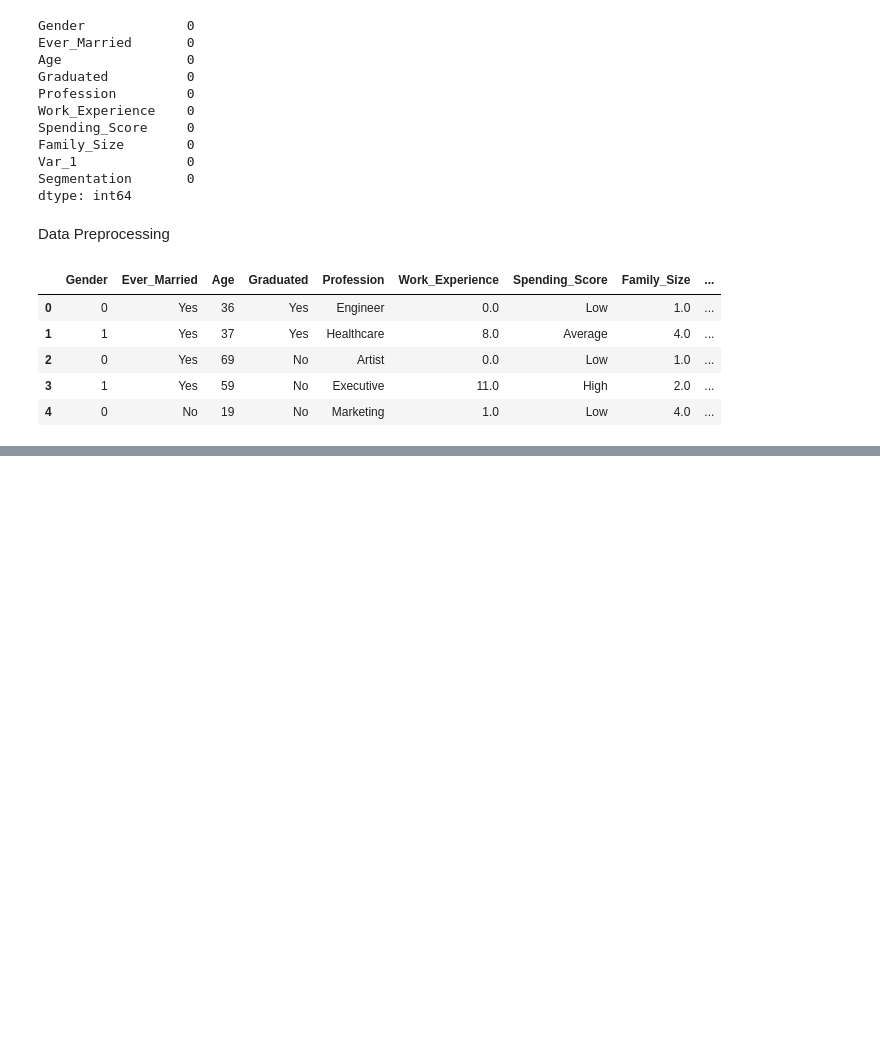
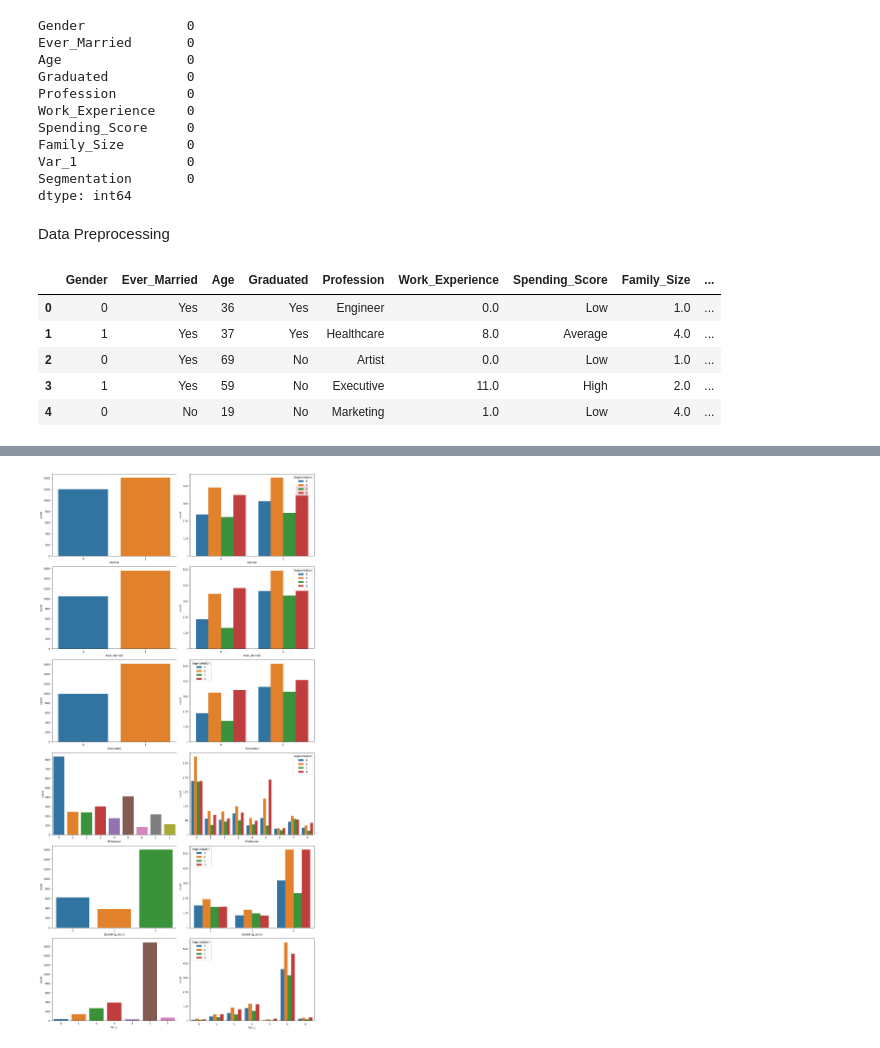
Before and after one commit to saysayjal/Customer-Segmentation-Classification, a Jupyter notebook: classify.ipynb, the cells around one changed output, grey strips where cells are left out. Cells and saved outputs as stored; diff of their text form; code cells hidden in the pictures; blank space fills up the shorter version.

```diff
--- a/classify.ipynb
+++ b/classify.ipynb
@@ -224,0 +244,14 @@ plt.show()
+# %%
+columns = ['Gender', 'Ever_Married', 'Graduated', 'Profession', 'Spending_Score', 'Var_1']
+
+fig, axs = plt.subplots(len(columns), 2, figsize=(15,30))
+
+for i, col in enumerate(columns):
+    sns.countplot(x=col, data=df_train, ax=axs[i, 0])
+    sns.countplot(x=col, hue='Segmentation', data=df_train, ax=axs[i, 1])
+
+plt.tight_layout()
+plt.xticks(rotation=40)
+plt.show()
+# %% [output]
+[figure, added]
```
Also changed, not shown: parts of 26 cells of this notebook.
